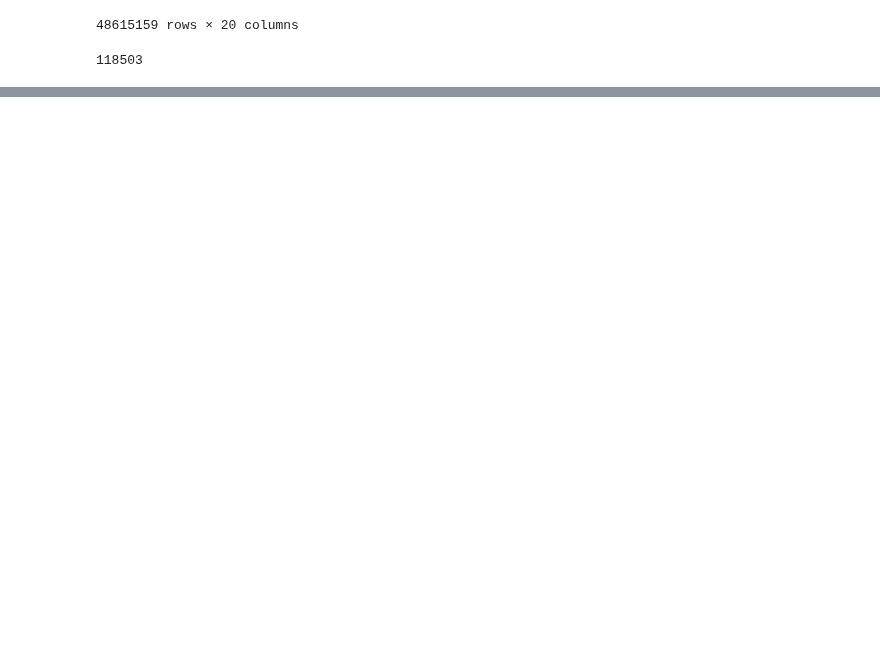
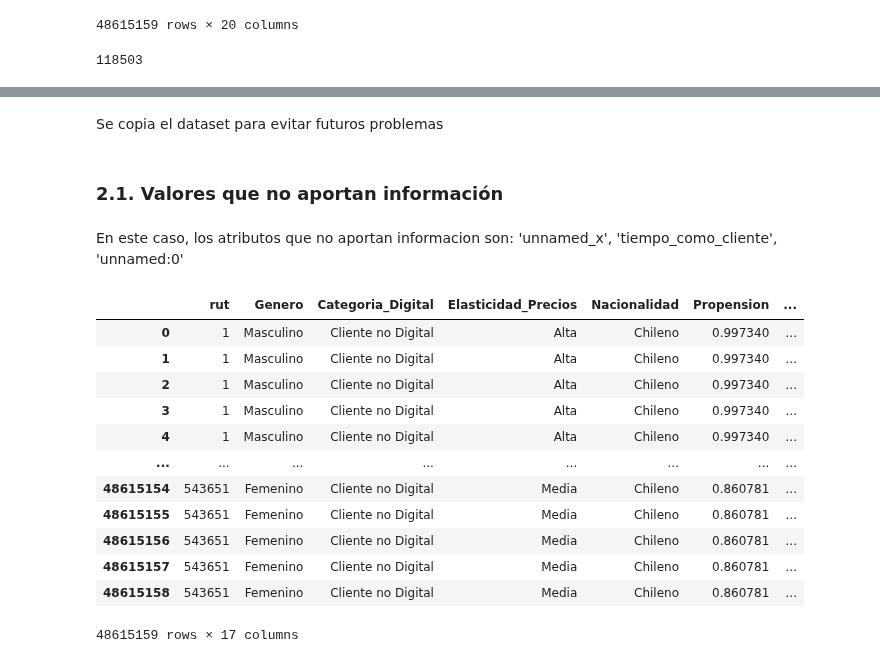
Before and after one commit to JosepVargasf/capstone_g11_2024-2, a Jupyter notebook: Procesamiento de datos/procesamiento.ipynb, the cells around one changed output, grey strips where cells are left out. Cells and saved outputs as stored; diff of their text form; code cells hidden in the pictures; blank space fills up the shorter version.

```diff
--- a/Procesamiento de datos/procesamiento.ipynb
+++ b/Procesamiento de datos/procesamiento.ipynb
@@ -118 +121,3 @@ Lo interesante es que con el rut se pueden cruzar el dataframe de informacion de
+# %%
+df_simulaciones_clientes.rename(columns={'fecha': 'fecha_simulacion'}, inplace=True)
 # %% [markdown]
@@ -169,0 +181,2 @@ df_ventas
+# %%
+df_ventas.rename(columns={'fecha': 'fecha_venta'}, inplace=True)
@@ -215,0 +234,26 @@ Con esto podemos ver que 118.503 simulaciones no concretaron ventas
+# %% [markdown]
+Se copia el dataset para evitar futuros problemas
+# %%
+dataset_simulacion_informacion_ventas_numerico = df_simulaciones_e_informacion_de_clientes_ventas.copy(deep=True)
+# %% [markdown]
+<h3>2.1. Valores que no aportan información</h3>
+# %% [markdown]
+En este caso, los atributos que no aportan informacion son: 'unnamed_x', 'tiempo_como_cliente', 'unnamed:0'
+# %%
+dataset_simulacion_informacion_ventas_numerico = dataset_simulacion_informacion_ventas_numerico.drop(['Unnamed: 0_x', 'Tiempo_como_cliente', 'Unnamed: 0'], axis=1)
+# %%
+dataset_simulacion_informacion_ventas_numerico
+# %% [output]
+|  | rut | Genero | Categoria_Digital | Elasticidad_Precios | Nacionalidad | Propension | ... |
+| 0 | 1 | Masculino | Cliente no Digital | Alta | Chileno | 0.997340 | ... |
+| 1 | 1 | Masculino | Cliente no Digital | Alta | Chileno | 0.997340 | ... |
+| 2 | 1 | Masculino | Cliente no Digital | Alta | Chileno | 0.997340 | ... |
+| 3 | 1 | Masculino | Cliente no Digital | Alta | Chileno | 0.997340 | ... |
+| 4 | 1 | Masculino | Cliente no Digital | Alta | Chileno | 0.997340 | ... |
+| ... | ... | ... | ... | ... | ... | ... | ... |
+| 48615154 | 543651 | Femenino | Cliente no Digital | Media | Chileno | 0.860781 | ... |
+| 48615155 | 543651 | Femenino | Cliente no Digital | Media | Chileno | 0.860781 | ... |
+| 48615156 | 543651 | Femenino | Cliente no Digital | Media | Chileno | 0.860781 | ... |
+| 48615157 | 543651 | Femenino | Cliente no Digital | Media | Chileno | 0.860781 | ... |
+| 48615158 | 543651 | Femenino | Cliente no Digital | Media | Chileno | 0.860781 | ... |
+48615159 rows × 17 columns
```
Also changed, not shown: parts of 22 cells of this notebook.
